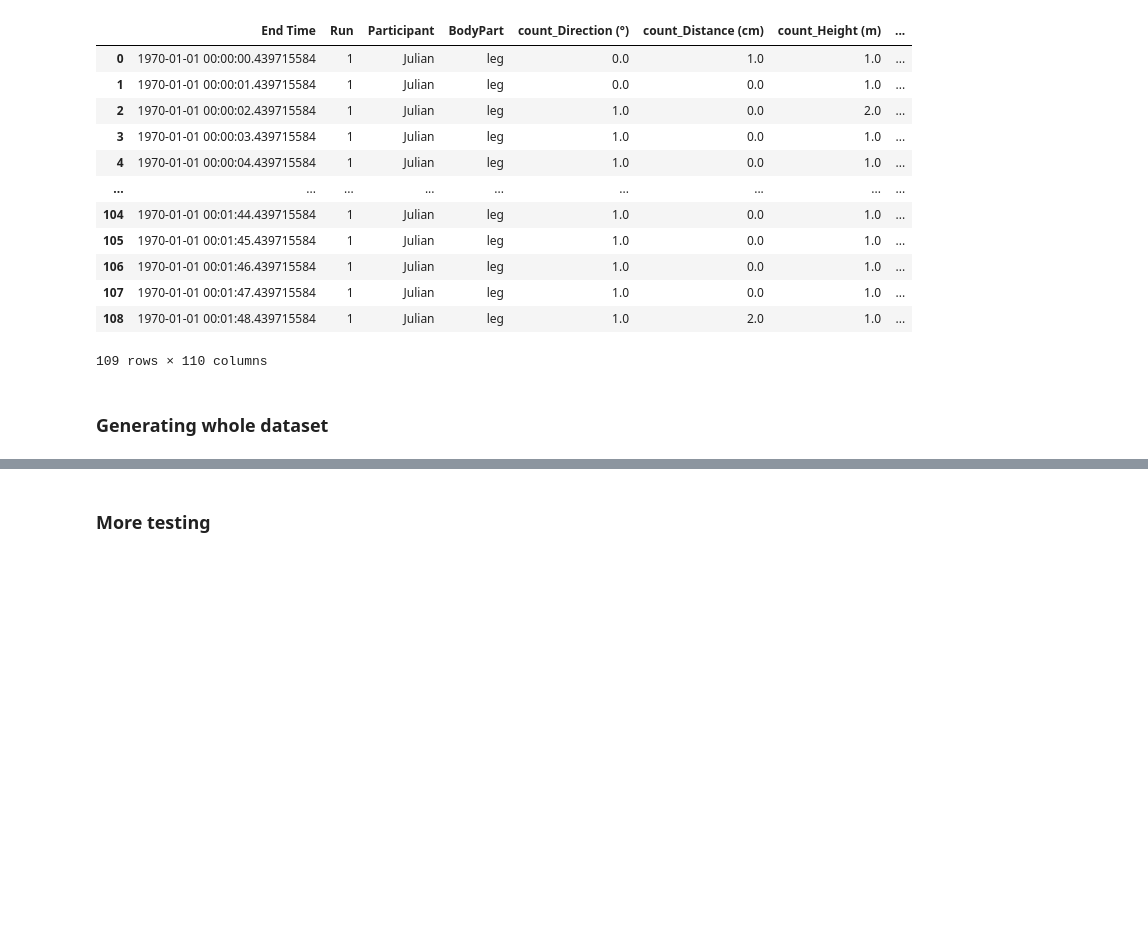
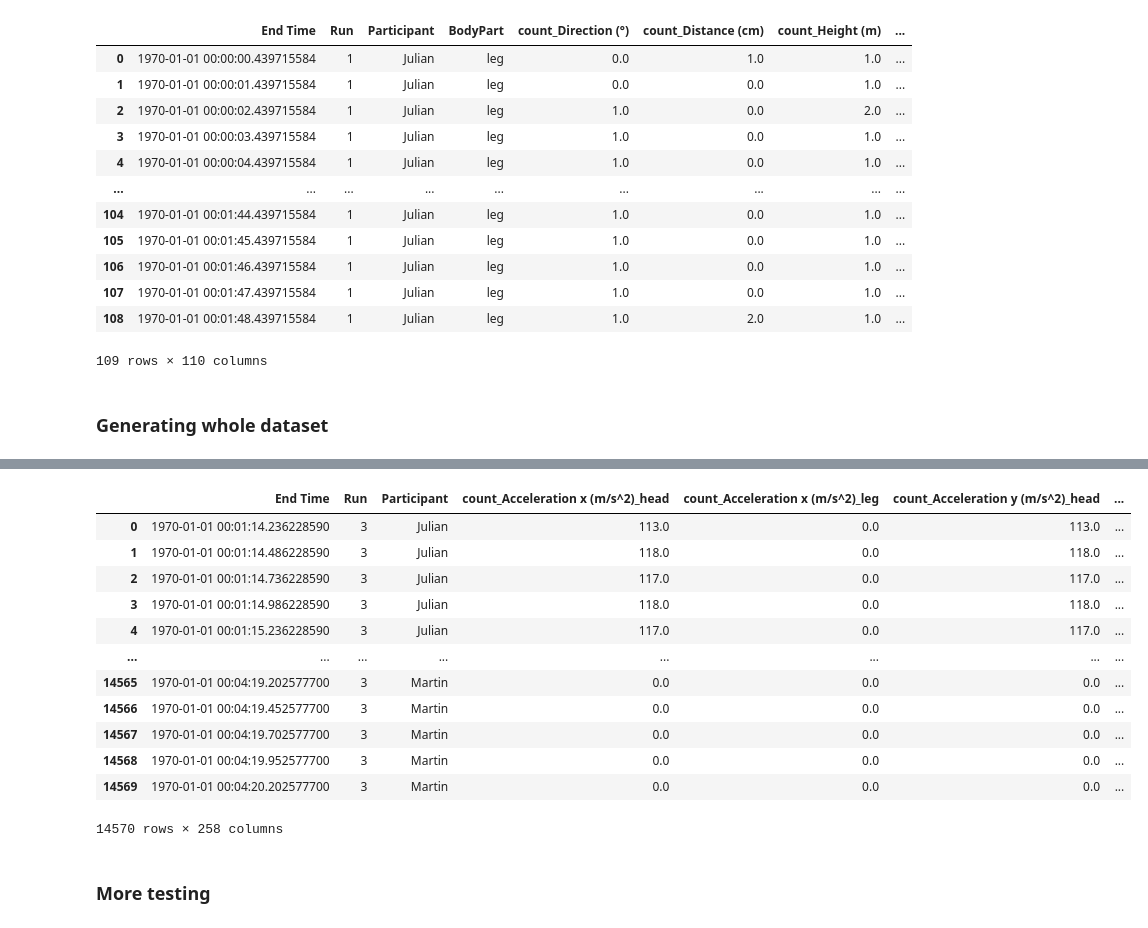
Before and after one commit to michelexyz/ML4QS-bike-user-recognition, a Jupyter notebook: aggregating_data.ipynb, the cells around one changed output, grey strips where cells are left out. Saved outputs shown, nothing was run; the diff lists cells and outputs as text; code cells hidden in the pictures; blank space fills up the shorter version.

```diff
--- a/aggregating_data.ipynb
+++ b/aggregating_data.ipynb
@@ -959,0 +1096,6 @@ generator.count_columns(aggregated_data.columns)
+# %%
+# get the columns that contain the word unnamed
+
+unnamed_columns = [col for col in aggregated_data.columns if 'unnamed' in col.lower()]
+
+unnamed_columns
@@ -960 +1137,21 @@ generator.count_columns(aggregated_data.columns)
+# %%
+# drop the columns unnamed
+
+aggregated_data = aggregated_data.drop(columns=unnamed_columns)
+# %%
+aggregated_data
+# %% [output]
+|  | End Time | Run | Participant | count_Acceleration x (m/s^2)_head | count_Acceleration x (m/s^2)_leg | count_Acceleration y (m/s^2)_head | ... |
+| 0 | 1970-01-01 00:01:14.236228590 | 3 | Julian | 113.0 | 0.0 | 113.0 | ... |
+| 1 | 1970-01-01 00:01:14.486228590 | 3 | Julian | 118.0 | 0.0 | 118.0 | ... |
+| 2 | 1970-01-01 00:01:14.736228590 | 3 | Julian | 117.0 | 0.0 | 117.0 | ... |
+| 3 | 1970-01-01 00:01:14.986228590 | 3 | Julian | 118.0 | 0.0 | 118.0 | ... |
+| 4 | 1970-01-01 00:01:15.236228590 | 3 | Julian | 117.0 | 0.0 | 117.0 | ... |
+| ... | ... | ... | ... | ... | ... | ... | ... |
+| 14565 | 1970-01-01 00:04:19.202577700 | 3 | Martin | 0.0 | 0.0 | 0.0 | ... |
+| 14566 | 1970-01-01 00:04:19.452577700 | 3 | Martin | 0.0 | 0.0 | 0.0 | ... |
+| 14567 | 1970-01-01 00:04:19.702577700 | 3 | Martin | 0.0 | 0.0 | 0.0 | ... |
+| 14568 | 1970-01-01 00:04:19.952577700 | 3 | Martin | 0.0 | 0.0 | 0.0 | ... |
+| 14569 | 1970-01-01 00:04:20.202577700 | 3 | Martin | 0.0 | 0.0 | 0.0 | ... |
+14570 rows × 258 columns
 # %%
```
Also changed, not shown: parts of 11 cells of this notebook, 2 other files.
